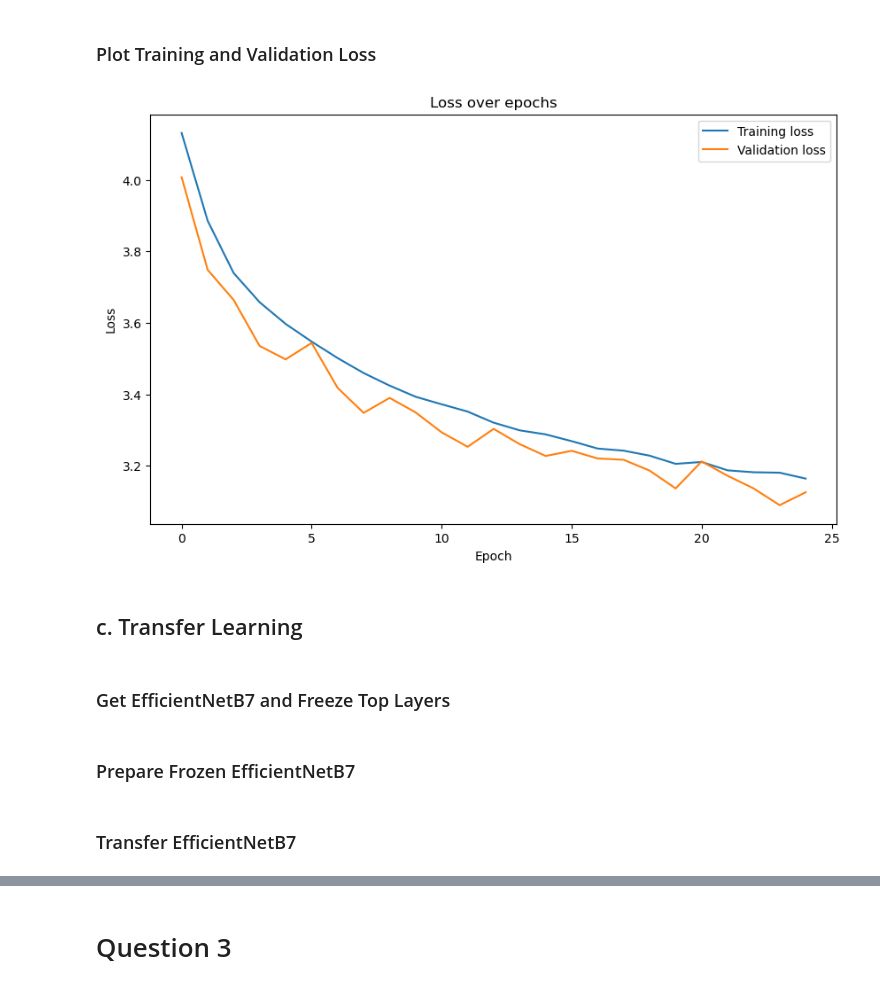
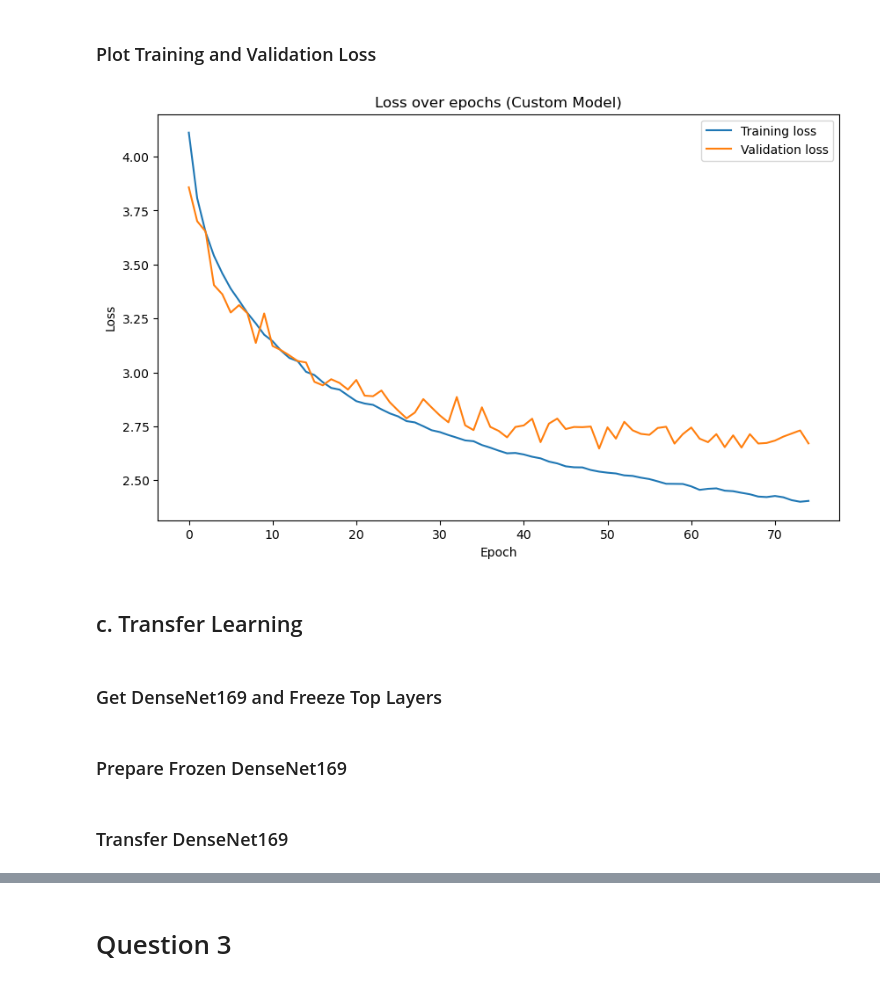
Before and after one commit to samswain2/MSiA-SQ, a Jupyter notebook: MSiA 432/01_homeworks/03_hw/03_hw.ipynb, the cells around one changed output, grey strips where cells are left out. Cells and saved outputs as stored; diff of their text form; code cells hidden in the pictures.

```diff
--- a/MSiA 432/01_homeworks/03_hw/03_hw.ipynb
+++ b/MSiA 432/01_homeworks/03_hw/03_hw.ipynb
@@ -142,7 +139,7 @@ train_datagen = ImageDataGenerator(
 valid_test_datagen = ImageDataGenerator(rescale=1./255)  # Normalize pixel values to [0,1]
 # %%
 # Set the batch size for the generators
-batch_size = 32
+batch_size = 128
 
 # Create data generators for training, validation and testing
 # These will be used to supply data to the model during training/validation/testing
@@ -194,7 +191,7 @@ input_shape = (100, 100, 3)
 optimizer = "adam"
 loss = "categorical_crossentropy"
 metrics = ["accuracy"]
-epochs = 25
+epochs = 75
 regs = (0.00001, 0.00001)
 # %% [markdown]
 ### Hyperparameter and Layer Reasoning:
@@ -415,18 +412,18 @@ Epoch 25/25
 # %%
 # Plotting the Training and Validation Loss Over Epochs
 plt.figure(figsize=(10,6))
 plt.plot(history.history['loss'], label='Training loss')
 plt.plot(history.history['val_loss'], label='Validation loss')
-plt.title('Loss over epochs')
+plt.title('Loss over epochs (Custom Model)')
 plt.xlabel('Epoch')
 plt.ylabel('Loss')
 plt.legend()
 plt.show()
 # %% [output]
-[figure, old version]
+[figure, new version]
 # %% [markdown]
 ## c. Transfer Learning
 # %% [markdown]
-### Get EfficientNetB7 and Freeze Top Layers
+### Get DenseNet169 and Freeze Top Layers
 # %%
 # Function to apply transfer learning to a base model
@@ -448,5 +445,5 @@ def apply_transfer_learning(base_model, input_shape, num_classes, optimizer, los
 
     return model
 # %% [markdown]
-### Prepare Frozen EfficientNetB7
+### Prepare Frozen DenseNet169
 # %%
@@ -458,3 +455,3 @@ efficientnet_tl_model = apply_transfer_learning(efficientnet_model, input_shape,
 # %% [markdown]
-### Transfer EfficientNetB7
+### Transfer DenseNet169
 # %%
```
Also changed, not shown: parts of 10 cells of this notebook, 5 other files.
